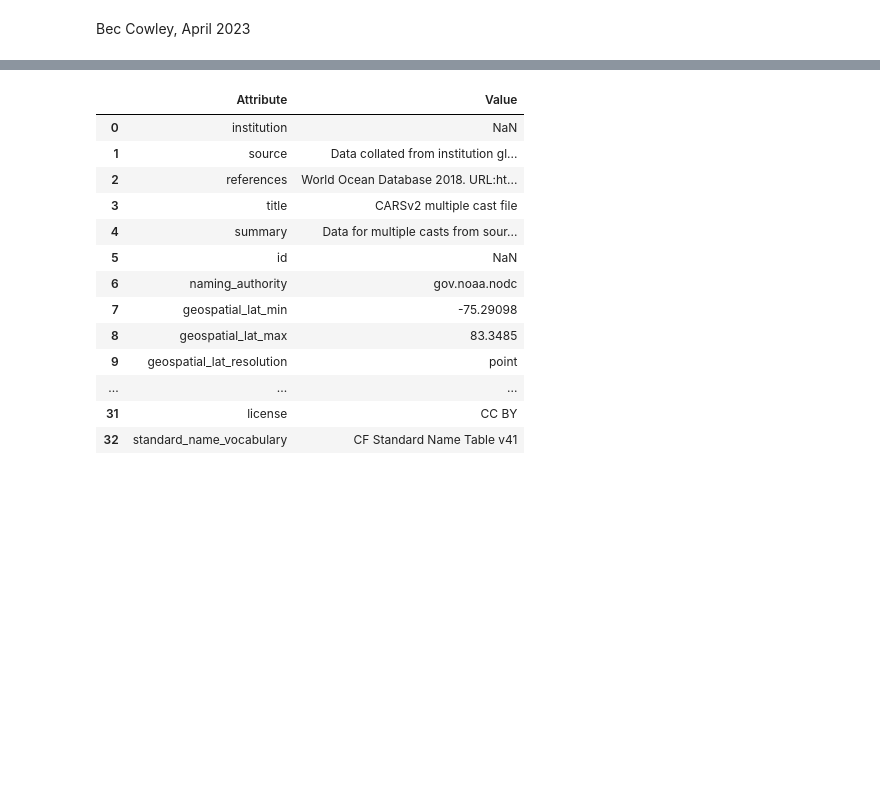
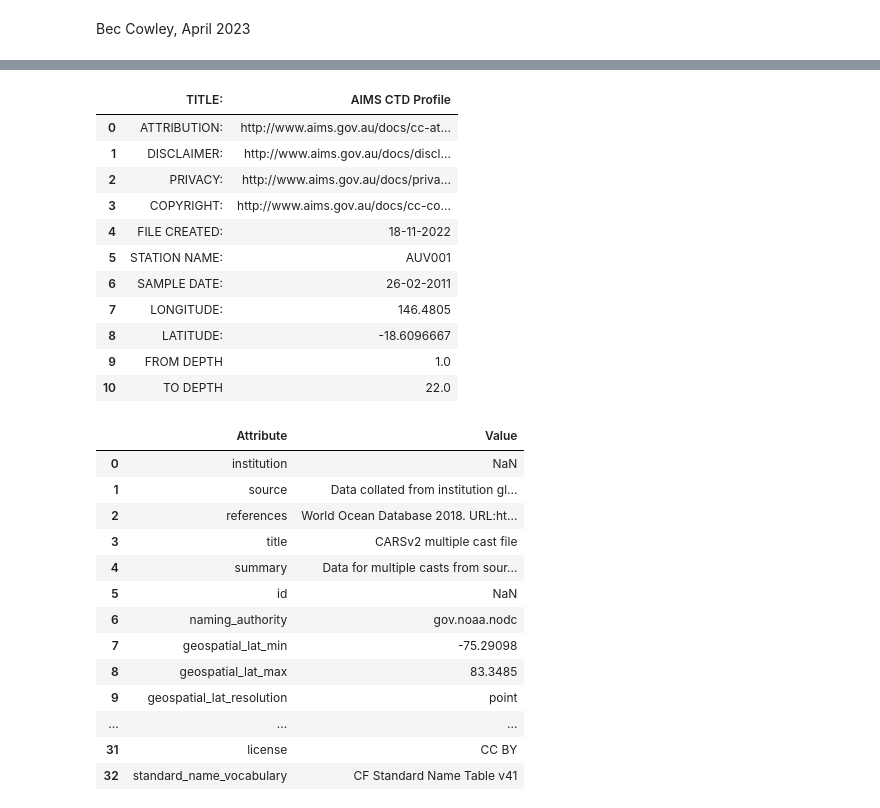
Before and after one commit to CARSv2/cars-v2, a Jupyter notebook: notebooks/CreateRaggedNC_WODformat.ipynb, the cells around one changed output, grey strips where cells are left out. Cells and saved outputs as stored; diff of their text form; code cells hidden in the pictures; blank space fills up the shorter version.

```diff
--- a/notebooks/CreateRaggedNC_WODformat.ipynb
+++ b/notebooks/CreateRaggedNC_WODformat.ipynb
@@ -18 +165,18 @@ outfile = '/oa-decadal-climate/work/observations/CARSv2_ancillary/outputNC/test.
+# %%
+# let's grab the header information
+dfhead = pd.read_csv(filn, skiprows=range(16, 9999))
+dfhead
+# %% [output]
+|  | TITLE: | AIMS CTD Profile |
+| 0 | ATTRIBUTION: | http://www.aims.gov.au/docs/cc-at... |
+| 1 | DISCLAIMER: | http://www.aims.gov.au/docs/discl... |
+| 2 | PRIVACY: | http://www.aims.gov.au/docs/priva... |
+| 3 | COPYRIGHT: | http://www.aims.gov.au/docs/cc-co... |
+| 4 | FILE CREATED: | 18-11-2022 |
+| 5 | STATION NAME: | AUV001 |
+| 6 | SAMPLE DATE: | 26-02-2011 |
+| 7 | LONGITUDE: | 146.4805 |
+| 8 | LATITUDE: | -18.6096667 |
+| 9 | FROM DEPTH | 1.0 |
+| 10 | TO DEPTH | 22.0 |
 # %%
```
Also changed, not shown: parts of 20 cells of this notebook, 1 other file.
